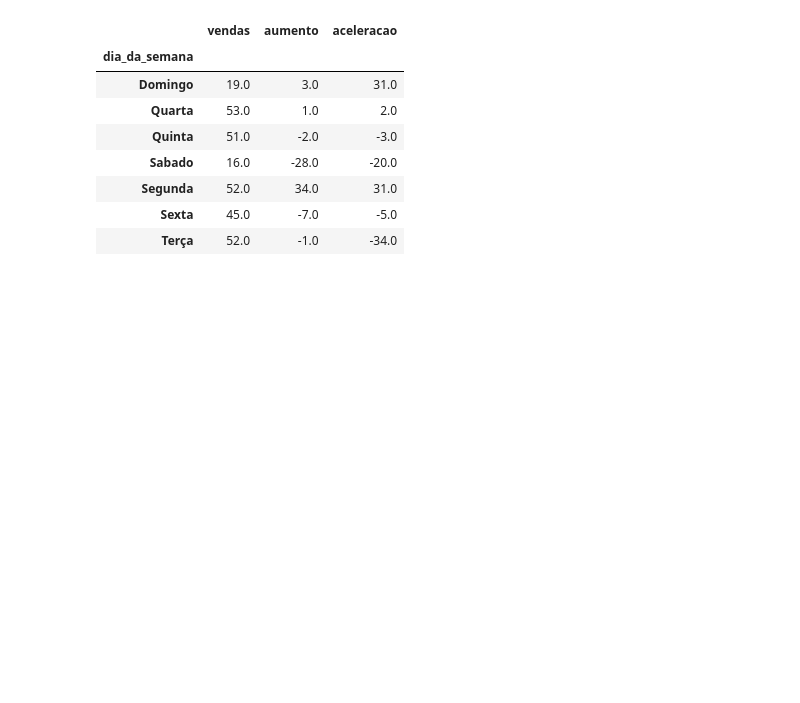
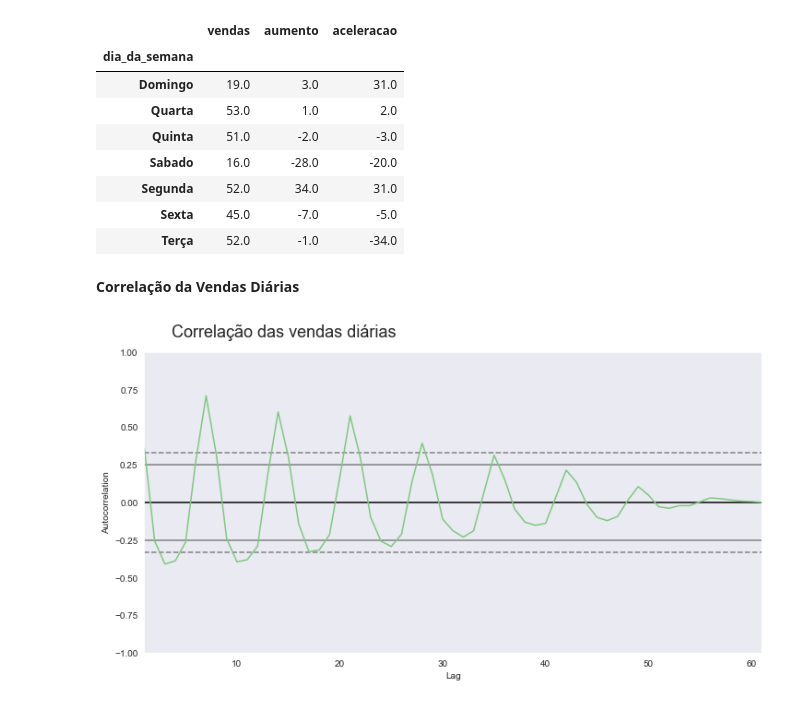
Before and after one commit to 6abi/time-series-sales, a Jupyter notebook: Time-Series-chocolura.ipynb, the cells around one changed output. Saved outputs shown, nothing was run; the diff lists cells and outputs as text; code cells hidden in the pictures; blank space fills up the shorter version.

```diff
--- a/Time-Series-chocolura.ipynb
+++ b/Time-Series-chocolura.ipynb
@@ -170,3 +170,12 @@ vendas_agrupadas
 | Segunda | 52.0 | 34.0 | 31.0 |
 | Sexta | 45.0 | -7.0 | -5.0 |
 | Terça | 52.0 | -1.0 | -34.0 |
+# %% [markdown]
+**Correlação da Vendas Diárias**
+# %%
+ax = plt.figure(figsize=(12,6))
+ax.suptitle('Correlação das vendas diárias', fontsize=18, x = 0.3, y = 0.95)
+autocorrelation_plot(vendas_por_dia['vendas'])
+ax = ax
+# %% [output]
+[figure, added]
```
Also changed, not shown: parts of 2 cells of this notebook.
